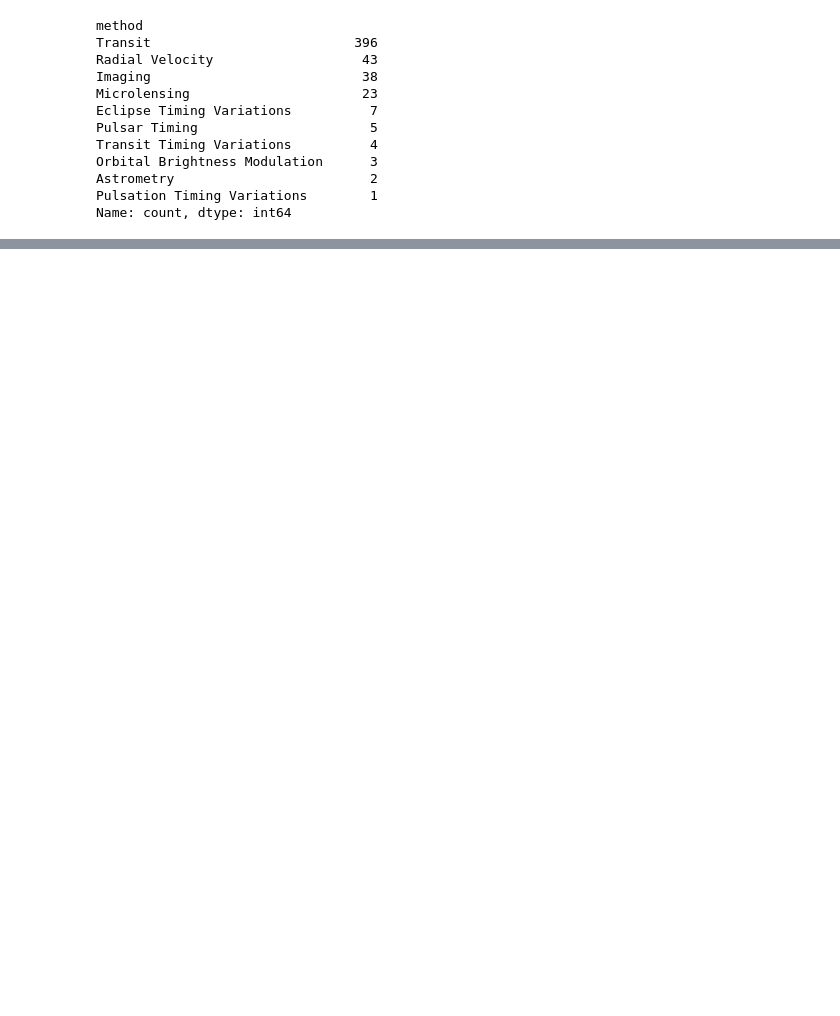
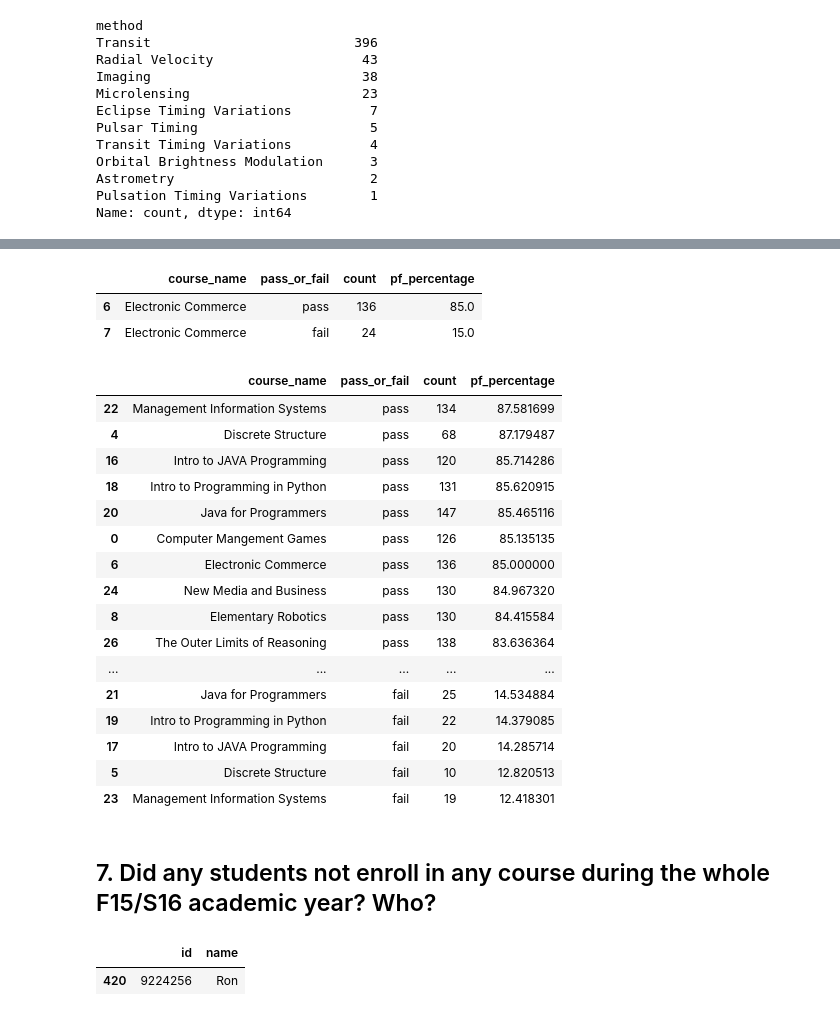
Before and after one commit to drod75/cisc3225, a Jupyter notebook: homework_3.ipynb, the cells around one changed output, grey strips where cells are left out. Cells and saved outputs as stored; diff of their text form; code cells hidden in the pictures; blank space fills up the shorter version.

```diff
--- a/homework_3.ipynb
+++ b/homework_3.ipynb
@@ -302,0 +260,14 @@ Name: count, dtype: int64
+# %%
+# lambda to identify pass of fail
+fullyear1516 = fullyear[fullyear['grade'] != 'w']
+fyc = fullyear1516[['course_name', 'grade']]
+
+def pass_or_fail(grade):
+  if grade in ['a', 'b', 'c']:
+    return 'pass'
+  else:
+    return 'fail'
+
+fyc['pass_or_fail'] = fyc['grade'].apply(pass_or_fail)
+fyc.drop('grade',axis=1, inplace=True)
+fyc
@@ -302,0 +288,4 @@ Name: count, dtype: int64
+# %%
+#group by course and value count new column to get pass or fail for each course
+fyc = fyc.groupby('course_name')['pass_or_fail'].value_counts()
+fyc
@@ -302,0 +310,5 @@ Name: count, dtype: int64
+# %%
+#qol stuff
+fyc = pd.DataFrame(fyc)
+fyc.reset_index(inplace=True)
+fyc.head()
@@ -302,0 +339,11 @@ Name: count, dtype: int64
+# %%
+def percentage(row):
+  course = row['course_name']
+  p_or_f_count = row['count']
+  course_count = fyc[(fyc['course_name'] == course)]['count'].sum()
+
+  return (p_or_f_count / course_count) * 100
+
+
+fyc['pf_percentage'] = fyc.apply(percentage, axis=1)
+fyc.head()
@@ -302,0 +357,35 @@ Name: count, dtype: int64
+# %%
+fyc[fyc['course_name'] == 'Electronic Commerce']
+# %% [output]
+|  | course_name | pass_or_fail | count | pf_percentage |
+| 6 | Electronic Commerce | pass | 136 | 85.0 |
+| 7 | Electronic Commerce | fail | 24 | 15.0 |
+# %%
+fyc.sort_values('pf_percentage', ascending=False, inplace=True)
+fyc.head(30)
+# %% [output]
+|  | course_name | pass_or_fail | count | pf_percentage |
+| 22 | Management Information Systems | pass | 134 | 87.581699 |
+| 4 | Discrete Structure | pass | 68 | 87.179487 |
+| 16 | Intro to JAVA Programming | pass | 120 | 85.714286 |
+| 18 | Intro to Programming in Python | pass | 131 | 85.620915 |
+| 20 | Java for Programmers | pass | 147 | 85.465116 |
+| 0 | Computer Mangement Games | pass | 126 | 85.135135 |
+| 6 | Electronic Commerce | pass | 136 | 85.000000 |
+| 24 | New Media and Business | pass | 130 | 84.967320 |
+| 8 | Elementary Robotics | pass | 130 | 84.415584 |
+| 26 | The Outer Limits of Reasoning | pass | 138 | 83.636364 |
+| ... | ... | ... | ... | ... |
+| 21 | Java for Programmers | fail | 25 | 14.534884 |
+| 19 | Intro to Programming in Python | fail | 22 | 14.379085 |
+| 17 | Intro to JAVA Programming | fail | 20 | 14.285714 |
+| 5 | Discrete Structure | fail | 10 | 12.820513 |
+| 23 | Management Information Systems | fail | 19 | 12.418301 |
+# %% [markdown]
+## 7. Did any students not enroll in any course during the whole F15/S16 academic year? Who?
+# %%
+students_unenrolled = students_df[ ~(students_df['id'].isin(f15_df['student_id'])) ]
+students_unenrolled
+# %% [output]
+|  | id | name |
+| 420 | 9224256 | Ron |
```
Also changed, not shown: parts of 80 cells of this notebook.
